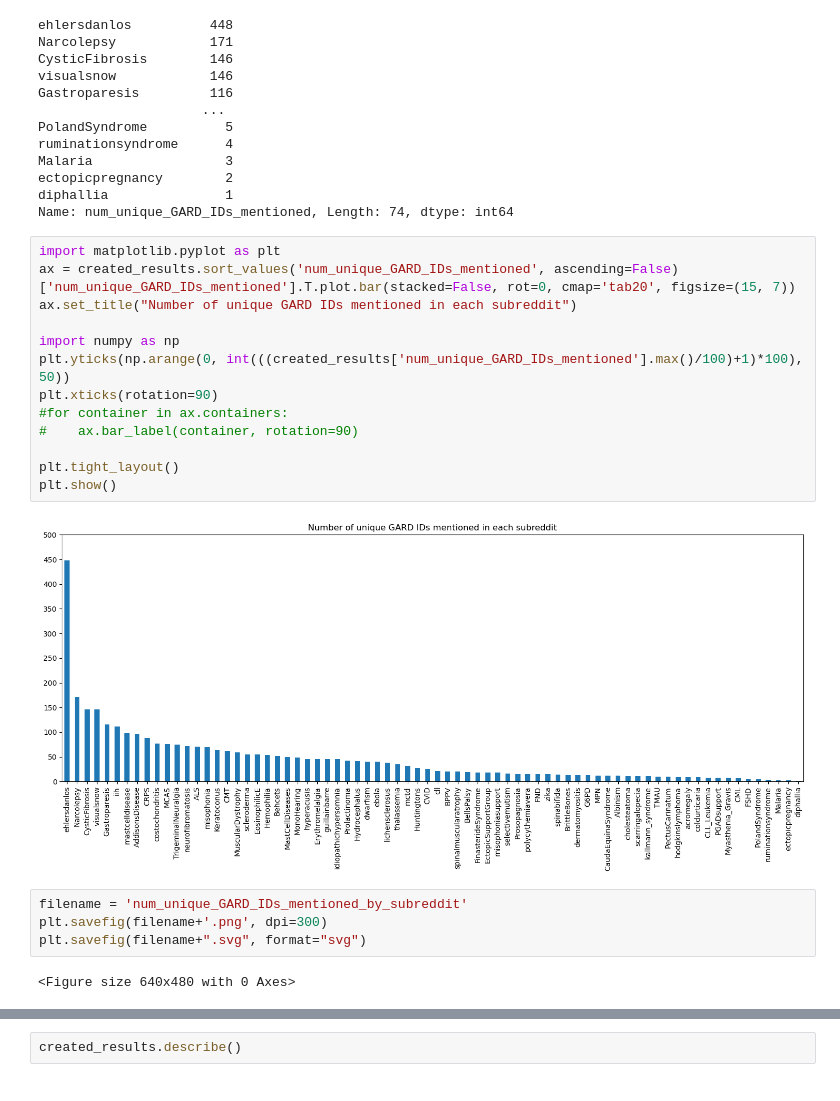
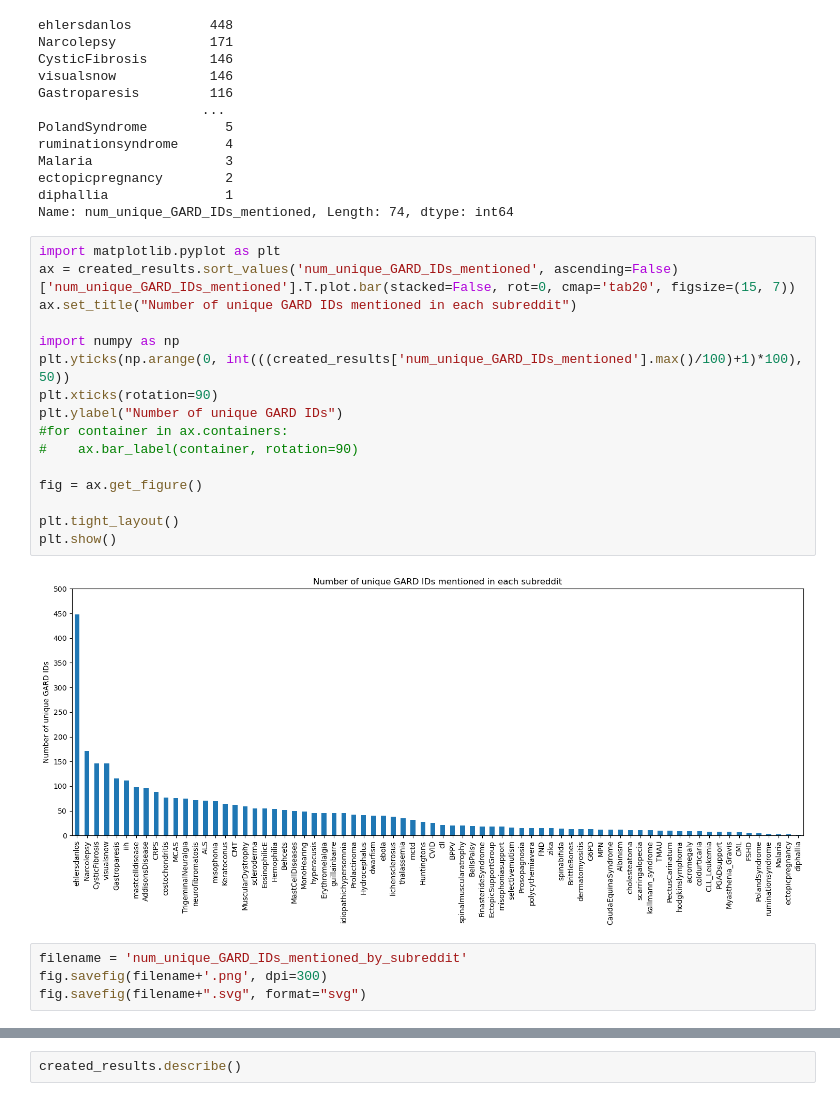
Before and after one commit to ncats/Rare-Disease-Social-Media-Project, a Jupyter notebook: manuscript/investigate_rare_disease_reddit_stats.ipynb, the cells around one changed output, grey strips where cells are left out. Saved outputs shown, nothing was run; the diff lists cells and outputs as text.

```diff
--- a/manuscript/investigate_rare_disease_reddit_stats.ipynb
+++ b/manuscript/investigate_rare_disease_reddit_stats.ipynb
@@ -105,21 +105,22 @@ Name: num_unique_GARD_IDs_mentioned, Length: 74, dtype: int64
 # %%
 import matplotlib.pyplot as plt
 ax = created_results.sort_values('num_unique_GARD_IDs_mentioned', ascending=False)['num_unique_GARD_IDs_mentioned'].T.plot.bar(stacked=False, rot=0, cmap='tab20', figsize=(15, 7))
 ax.set_title("Number of unique GARD IDs mentioned in each subreddit")
 
 import numpy as np
 plt.yticks(np.arange(0, int(((created_results['num_unique_GARD_IDs_mentioned'].max()/100)+1)*100), 50))
 plt.xticks(rotation=90)
+plt.ylabel("Number of unique GARD IDs")
 #for container in ax.containers:
 #    ax.bar_label(container, rotation=90)
 
+fig = ax.get_figure()
+
 plt.tight_layout()
 plt.show()
 # %% [output]
-[figure, old version]
+[figure, new version]
 # %%
 filename = 'num_unique_GARD_IDs_mentioned_by_subreddit'
-plt.savefig(filename+'.png', dpi=300)
-plt.savefig(filename+".svg", format="svg")
+fig.savefig(filename+'.png', dpi=300)
+fig.savefig(filename+".svg", format="svg")
-# %% [output]
-<Figure size 640x480 with 0 Axes>
```
Also changed, not shown: parts of 19 cells of this notebook, 8 other files.
